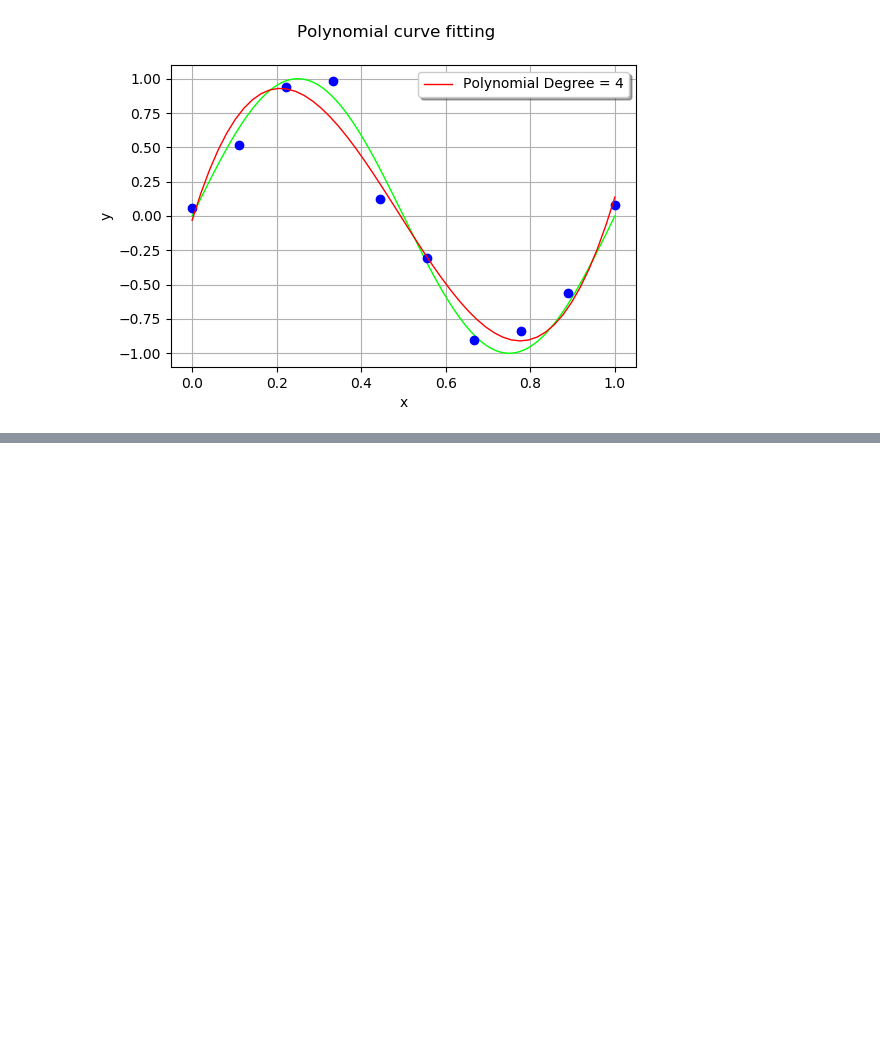
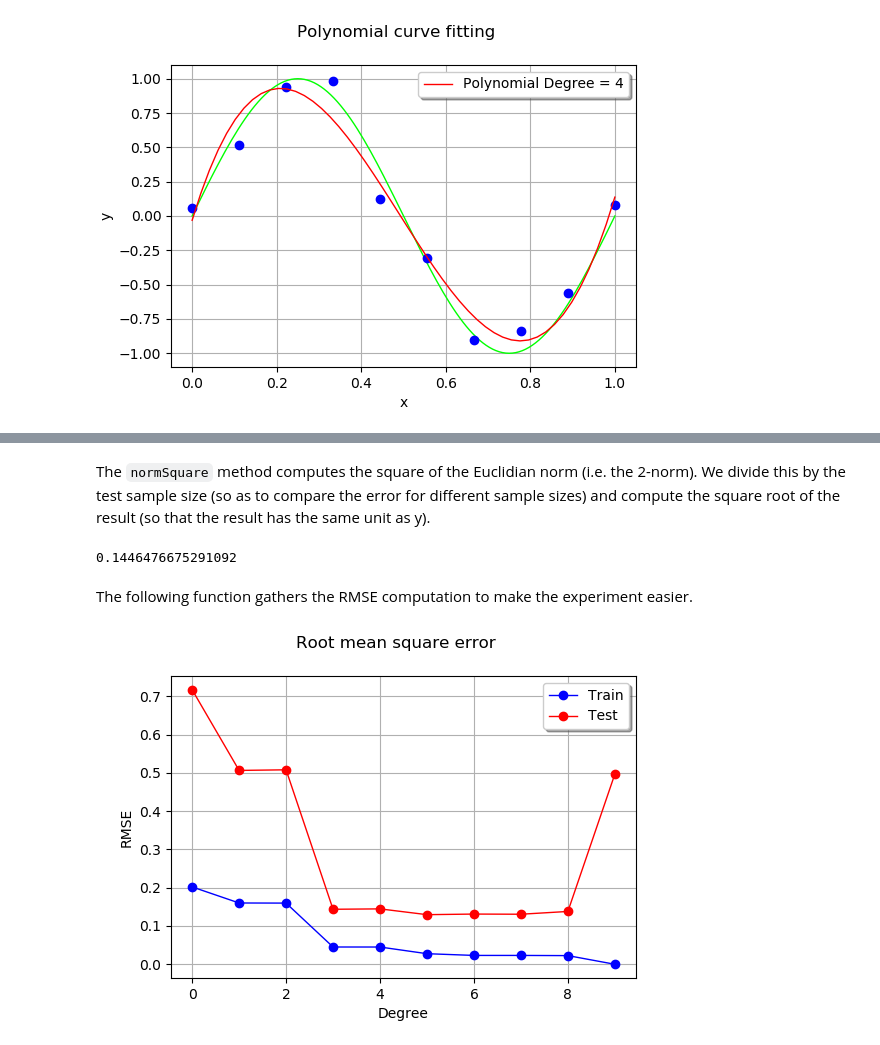
Before and after one commit to mbaudin47/otsupgalilee-eleve, a Jupyter notebook: 5-Chaos/Over-fitting-model-selection.ipynb, the cells around one changed output, grey strips where cells are left out. Cells and saved outputs as stored; diff of their text form; code cells hidden in the pictures; blank space fills up the shorter version.

```diff
--- a/5-Chaos/Over-fitting-model-selection.ipynb
+++ b/5-Chaos/Over-fitting-model-selection.ipynb
@@ -160,0 +267,43 @@ _ = ot.viewer.View(myPolynomialCurveFittingGraph(9), figure=fig, axes=[ax_4])
+# %%
+residuals = y_test.asPoint() - ypredicted_test.asPoint()
+# %% [markdown]
+The `normSquare` method computes the square of the Euclidian norm (i.e. the 2-norm). We divide this by the test sample size (so as to compare the error for different sample sizes) and compute the square root of the result (so that the result has the same unit as y).
+# %%
+RMSE = sqrt([residuals.normSquare()/n_test])[0]
+RMSE
+# %% [output]
+0.1446476675291092
+# %% [markdown]
+The following function gathers the RMSE computation to make the experiment easier.
+# %%
+def computeRMSE(responseSurface, basis, x, y):
+    ypredicted = responseSurface(basis(x))
+    residuals = y.asPoint() - ypredicted.asPoint()
+    RMSE = sqrt([residuals.normSquare()/n_test])[0]
+    return RMSE
+# %%
+maximum_degree = 10
+RMSE_train = ot.Sample(maximum_degree,1)
+RMSE_test = ot.Sample(maximum_degree,1)
+for total_degree in range(maximum_degree):
+    responseSurface, basis = myPolynomialDataFitting(total_degree,x_train,y_train)
+    RMSE_train[total_degree,0] = computeRMSE(responseSurface, basis, x_train, y_train)
+    RMSE_test[total_degree,0] = computeRMSE(responseSurface, basis, x_test, y_test)
+# %%
+degreeSample = ot.Sample(range(maximum_degree),1)
+graph = ot.Graph("Root mean square error","Degree","RMSE",True,"topright")
+# Train
+cloud = ot.Curve(degreeSample,RMSE_train)
+cloud.setColor("blue")
+cloud.setLegend("Train")
+cloud.setPointStyle("circle")
+graph.add(cloud)
+# Test
+cloud = ot.Curve(degreeSample,RMSE_test)
+cloud.setColor("red")
+cloud.setLegend("Test")
+cloud.setPointStyle("circle")
+graph.add(cloud)
+graph
+# %% [output]
+[figure, added]
```
Also changed, not shown: parts of 41 cells of this notebook.
